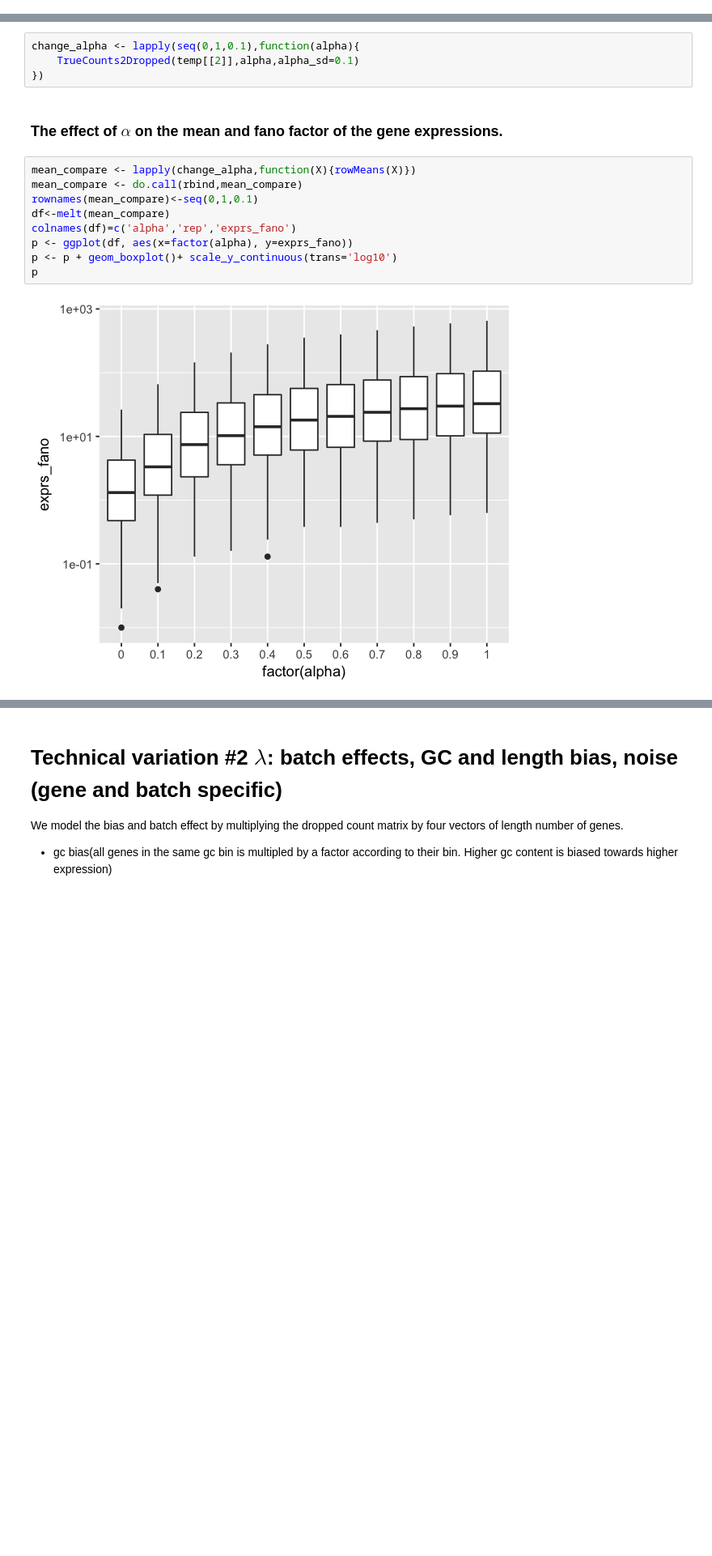
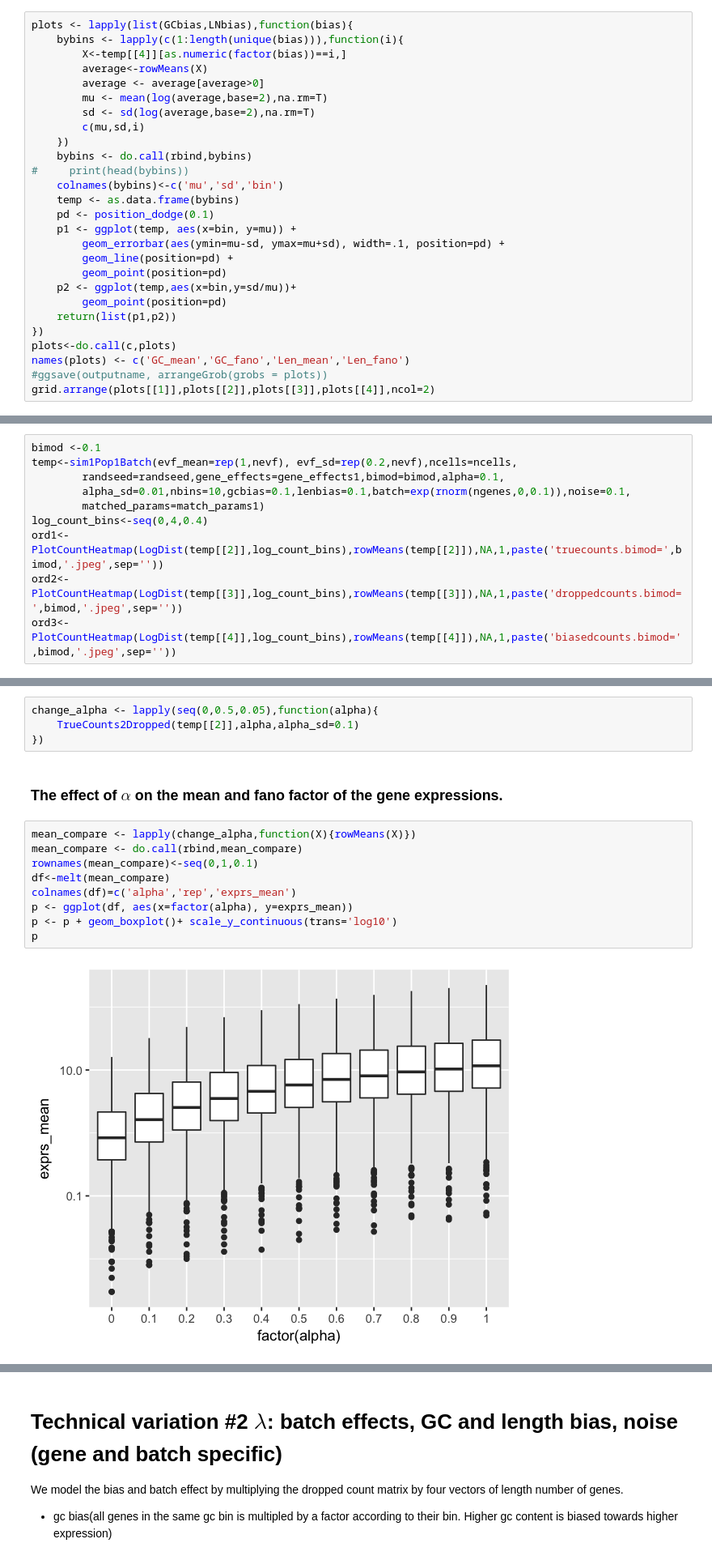
Before and after one commit to YosefLab/SymSim, a Jupyter notebook: Manual.ipynb, the cells around one changed output, grey strips where cells are left out. Shown at 81% size. Saved outputs shown, nothing was run; the diff lists cells and outputs as text; blank space fills up the shorter version.

```diff
--- a/Manual.ipynb
+++ b/Manual.ipynb
@@ -98,0 +97,27 @@ temp<-sim1Pop1Batch(evf_mean=rep(1,nevf), evf_sd=rep(0.2,nevf),ncells=ncells,
+# %%
+plots <- lapply(list(GCbias,LNbias),function(bias){
+    bybins <- lapply(c(1:length(unique(bias))),function(i){
+        X<-temp[[4]][as.numeric(factor(bias))==i,]
+        average<-rowMeans(X)
+        average <- average[average>0]
+        mu <- mean(log(average,base=2),na.rm=T)
+        sd <- sd(log(average,base=2),na.rm=T)
+        c(mu,sd,i)
+    })
+    bybins <- do.call(rbind,bybins)
+#     print(head(bybins))
+    colnames(bybins)<-c('mu','sd','bin')
+    temp <- as.data.frame(bybins)
+    pd <- position_dodge(0.1)
+    p1 <- ggplot(temp, aes(x=bin, y=mu)) +
+        geom_errorbar(aes(ymin=mu-sd, ymax=mu+sd), width=.1, position=pd) +
+        geom_line(position=pd) +
+        geom_point(position=pd)
+    p2 <- ggplot(temp,aes(x=bin,y=sd/mu))+
+        geom_point(position=pd)
+    return(list(p1,p2))
+})
+plots<-do.call(c,plots)
+names(plots) <- c('GC_mean','GC_fano','Len_mean','Len_fano')
+#ggsave(outputname, arrangeGrob(grobs = plots))
+grid.arrange(plots[[1]],plots[[2]],plots[[3]],plots[[4]],ncol=2)
@@ -196,3 +210,13 @@ log_count_bins<-seq(0,4,0.4)
+# %%
+bimod <-0.1
+temp<-sim1Pop1Batch(evf_mean=rep(1,nevf), evf_sd=rep(0.2,nevf),ncells=ncells,
+        randseed=randseed,gene_effects=gene_effects1,bimod=bimod,alpha=0.1,
+        alpha_sd=0.01,nbins=10,gcbias=0.1,lenbias=0.1,batch=exp(rnorm(ngenes,0,0.1)),noise=0.1,
+        matched_params=match_params1)
+log_count_bins<-seq(0,4,0.4)
+ord1<-PlotCountHeatmap(LogDist(temp[[2]],log_count_bins),rowMeans(temp[[2]]),NA,1,paste('truecounts.bimod=',bimod,'.jpeg',sep=''))
+ord2<-PlotCountHeatmap(LogDist(temp[[3]],log_count_bins),rowMeans(temp[[3]]),NA,1,paste('droppedcounts.bimod=',bimod,'.jpeg',sep=''))
+ord3<-PlotCountHeatmap(LogDist(temp[[4]],log_count_bins),rowMeans(temp[[4]]),NA,1,paste('biasedcounts.bimod=',bimod,'.jpeg',sep=''))
 # %% [markdown]
 ### The effect of changing beta on gene expression fano factor
 To do a more systematic comparision we will perform simulations with 10 different $\beta$ values.
@@ -229,7 +255,7 @@ The following plot shows the expression matrix before and after $\alpha=0.1$ was
 ord1<-PlotCountHeatmap(LogDist(temp[[2]],log_count_bins),rowMeans(temp[[2]]),NA,1,paste('truecounts.bimod=',bimod,'.jpeg',sep=''))
 ord2<-PlotCountHeatmap(LogDist(temp[[3]],log_count_bins),rowMeans(temp[[3]]),NA,1,paste('droppedcounts.bimod=',bimod,'.jpeg',sep=''))
 # %%
-change_alpha <- lapply(seq(0,1,0.1),function(alpha){
+change_alpha <- lapply(seq(0,0.5,0.05),function(alpha){
     TrueCounts2Dropped(temp[[2]],alpha,alpha_sd=0.1)
 })
 # %% [markdown]
@@ -237,14 +263,14 @@ change_alpha <- lapply(seq(0,1,0.1),function(alpha){
 # %%
 mean_compare <- lapply(change_alpha,function(X){rowMeans(X)})
 mean_compare <- do.call(rbind,mean_compare)
 rownames(mean_compare)<-seq(0,1,0.1)
 df<-melt(mean_compare)
-colnames(df)=c('alpha','rep','exprs_fano')
-p <- ggplot(df, aes(x=factor(alpha), y=exprs_fano))
+colnames(df)=c('alpha','rep','exprs_mean')
+p <- ggplot(df, aes(x=factor(alpha), y=exprs_mean))
 p <- p + geom_boxplot()+ scale_y_continuous(trans='log10')
 p
 # %% [output]
-[figure, old version]
+[figure, new version]
 # %%
 fano_compare <- lapply(change_alpha,function(X){apply((X),1,function(Y){var(Y)/mean(Y)})})
 fano_compare <- do.call(rbind,fano_compare)
```
Also changed, not shown: parts of 33 cells of this notebook, 8 other files.
